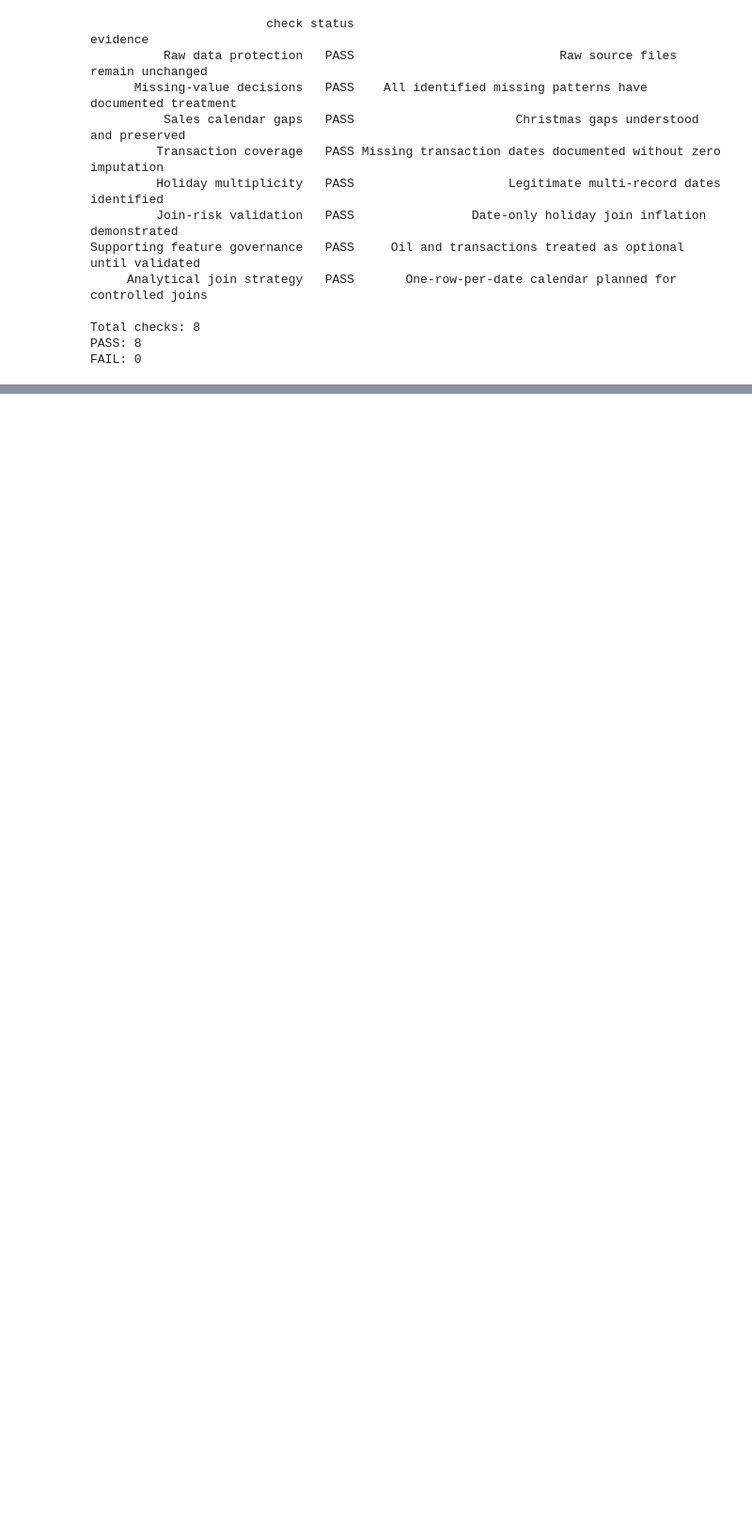
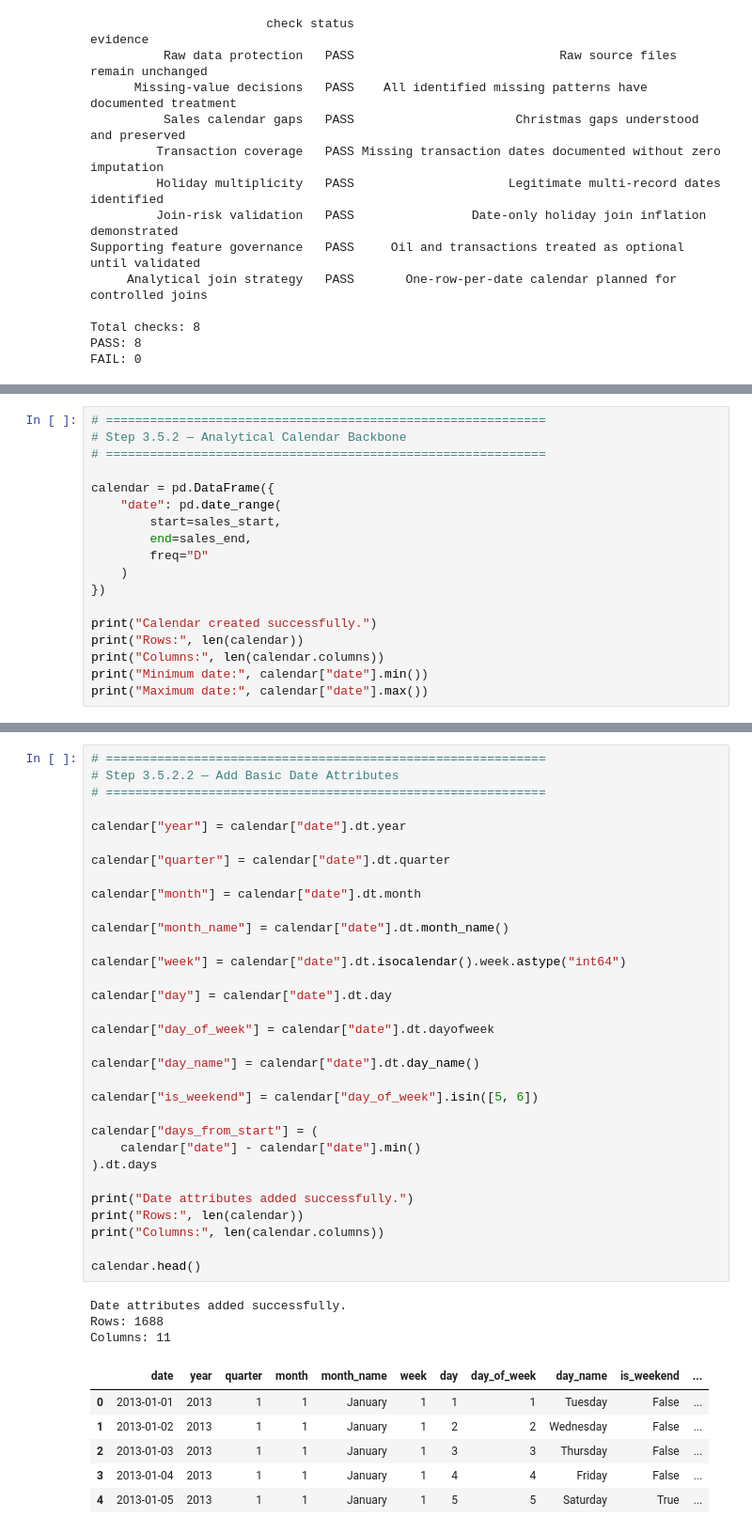
Before and after one commit to Abu-Hozaifa-Retail-Analyst/retail-sales-forecasting, a Jupyter notebook: notebooks/01_data_quality/02_initial_data_profiling.ipynb, the cells around one changed output, grey strips where cells are left out. Shown at 94% size. Drawn from its saved outputs; the diff is of its cells as text; blank space fills up the shorter version.

```diff
--- a/notebooks/01_data_quality/02_initial_data_profiling.ipynb
+++ b/notebooks/01_data_quality/02_initial_data_profiling.ipynb
@@ -5102,0 +5262,18 @@ FAIL: 0
+# %%
+# ============================================================
+# Step 3.5.2 — Analytical Calendar Backbone
+# ============================================================
+
+calendar = pd.DataFrame({
+    "date": pd.date_range(
+        start=sales_start,
+        end=sales_end,
+        freq="D"
+    )
+})
+
+print("Calendar created successfully.")
+print("Rows:", len(calendar))
+print("Columns:", len(calendar.columns))
+print("Minimum date:", calendar["date"].min())
+print("Maximum date:", calendar["date"].max())
@@ -5102,0 +5288,42 @@ FAIL: 0
+# %%
+# ============================================================
+# Step 3.5.2.2 — Add Basic Date Attributes
+# ============================================================
+
+calendar["year"] = calendar["date"].dt.year
+
+calendar["quarter"] = calendar["date"].dt.quarter
+
+calendar["month"] = calendar["date"].dt.month
+
+calendar["month_name"] = calendar["date"].dt.month_name()
+
+calendar["week"] = calendar["date"].dt.isocalendar().week.astype("int64")
+
+calendar["day"] = calendar["date"].dt.day
+
+calendar["day_of_week"] = calendar["date"].dt.dayofweek
+
+calendar["day_name"] = calendar["date"].dt.day_name()
+
+calendar["is_weekend"] = calendar["day_of_week"].isin([5, 6])
+
+calendar["days_from_start"] = (
+    calendar["date"] - calendar["date"].min()
+).dt.days
+
+print("Date attributes added successfully.")
+print("Rows:", len(calendar))
+print("Columns:", len(calendar.columns))
+
+calendar.head()
+# %% [output]
+Date attributes added successfully.
+Rows: 1688
+Columns: 11
+|  | date | year | quarter | month | month_name | week | day | day_of_week | day_name | is_weekend | ... |
+| 0 | 2013-01-01 | 2013 | 1 | 1 | January | 1 | 1 | 1 | Tuesday | False | ... |
+| 1 | 2013-01-02 | 2013 | 1 | 1 | January | 1 | 2 | 2 | Wednesday | False | ... |
+| 2 | 2013-01-03 | 2013 | 1 | 1 | January | 1 | 3 | 3 | Thursday | False | ... |
+| 3 | 2013-01-04 | 2013 | 1 | 1 | January | 1 | 4 | 4 | Friday | False | ... |
+| 4 | 2013-01-05 | 2013 | 1 | 1 | January | 1 | 5 | 5 | Saturday | True | ... |
```
Also changed, not shown: parts of 50 cells of this notebook, 1 other file.
